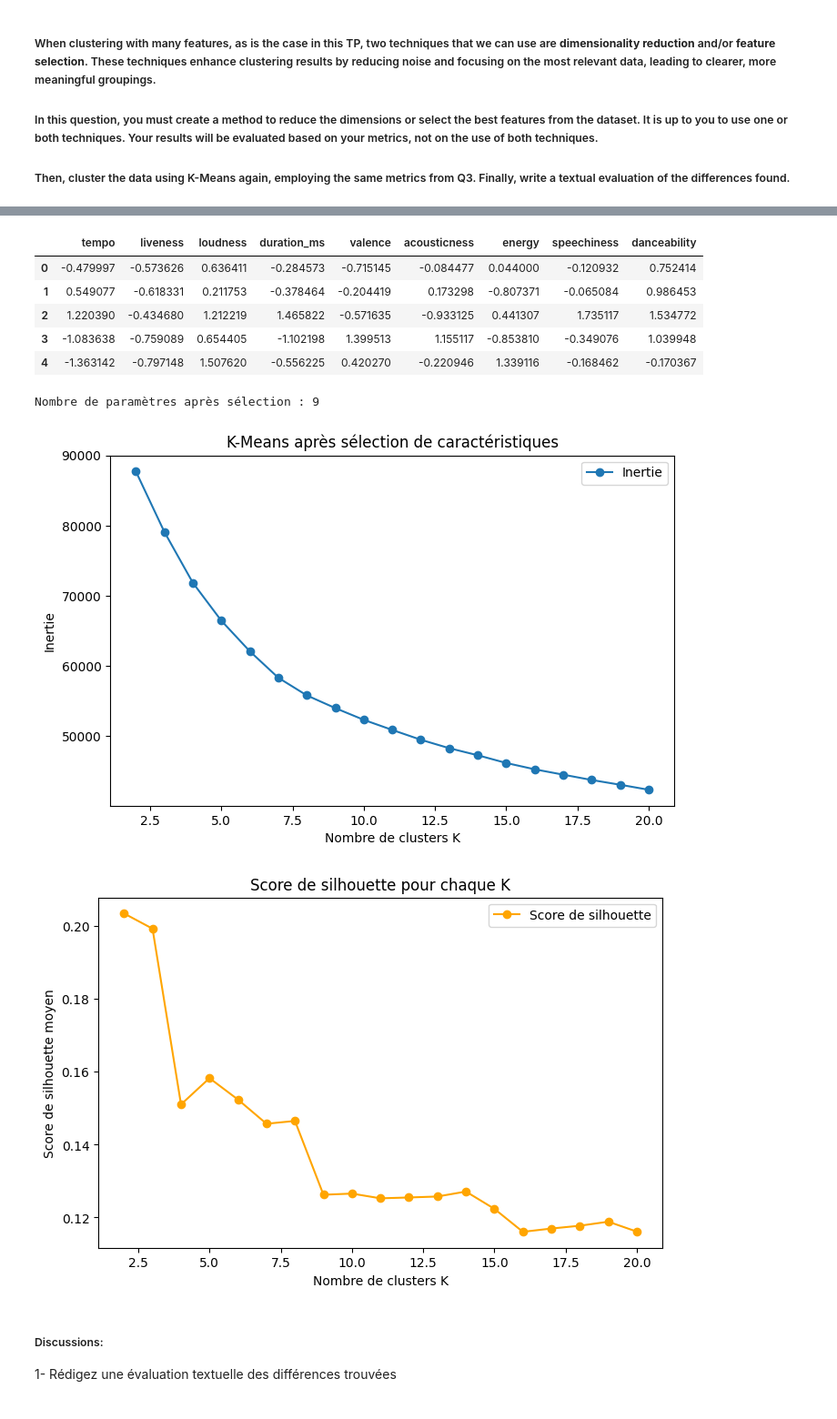
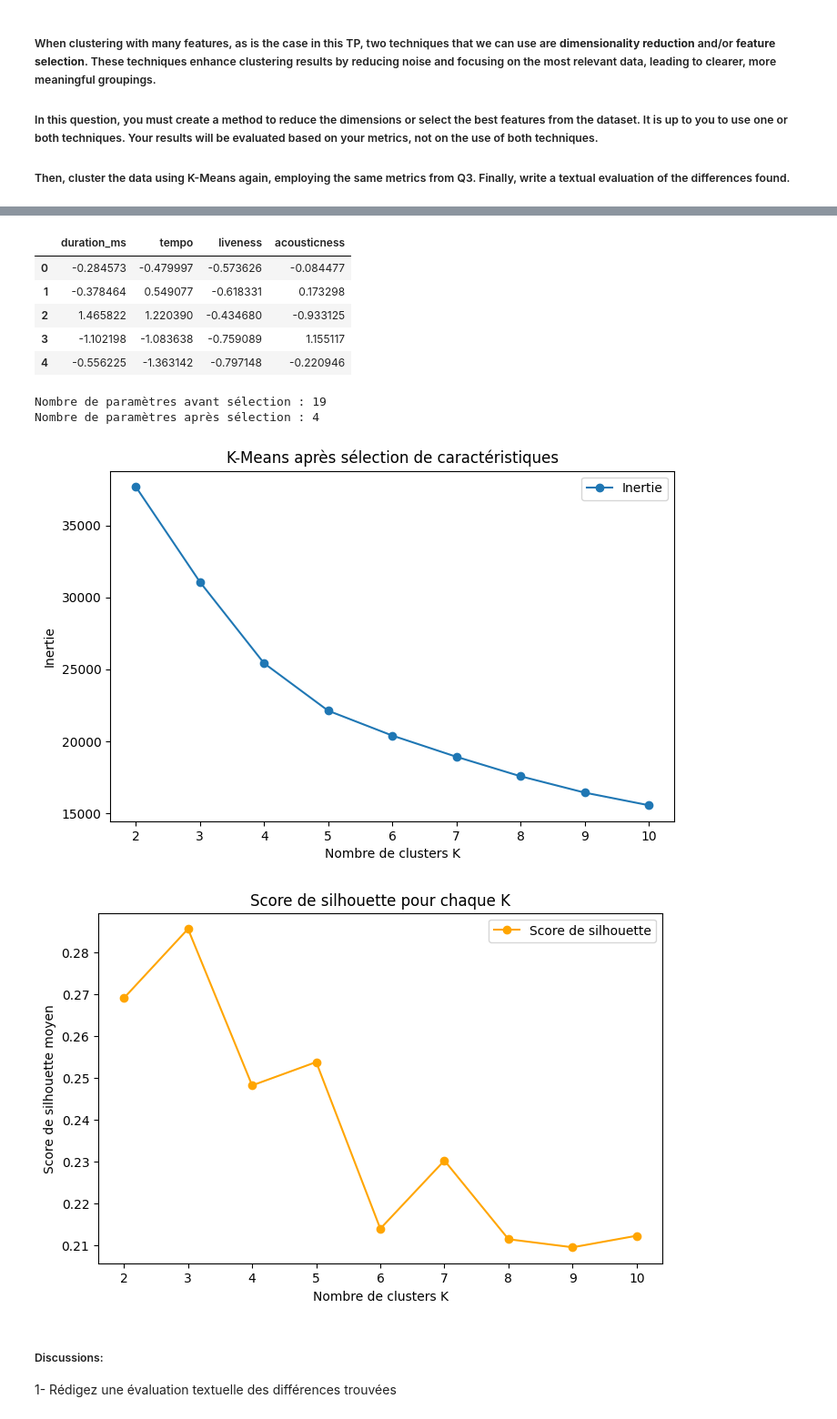
Before and after one commit to WillMart91/DataScience, a Jupyter notebook: TP2-20241109/TP2_Fournier_Martin.ipynb, the cells around one changed output, grey strips where cells are left out. Shown at 91% size. Saved outputs shown, nothing was run; the diff lists cells and outputs as text; code cells hidden in the pictures.

```diff
--- a/TP2-20241109/TP2_Fournier_Martin.ipynb
+++ b/TP2-20241109/TP2_Fournier_Martin.ipynb
@@ -141,14 +137,13 @@ df_numeric.head(5)
 
 ##### Finally, how do you select the optimal number of clusters? Are there any metrics that can help with this?
 # %%
-### CODE
 from sklearn.cluster import KMeans
 from sklearn.metrics import silhouette_score
 import matplotlib.pyplot as plt
 
 inertias = []
 silhouette_scores = []
-K_range = range(2, 21) # Silhouette score requires at least 2 clusters
+K_range = range(2, 11)
 
 for K in K_range:
     kmeans = KMeans(n_clusters=K, init='k-means++',  random_state=0, n_init=10)
@@ -157,7 +152,6 @@ for K in K_range:
     silhouette_avg = silhouette_score(df_numeric[df_numeric.columns], kmeans.labels_)
     silhouette_scores.append(silhouette_avg)
 
-# Plot the elbow curve
 plt.figure(figsize=(8, 5))
 plt.plot(K_range, inertias, marker='o')
 plt.xlabel('Nombre de clusters K')
@@ -209,12 +201,11 @@ La deuxième est k=5, ou le score de silhoutaire monte quelque peu par rapport
 
 ##### Then, cluster the data using K-Means again, employing the same metrics from Q3. Finally, write a textual evaluation of the differences found.
 # %%
-### CODE
+# D'abord on implémente la réduction de dimensionalité par analyse en composante principale (PCA)
 from sklearn.decomposition import PCA
 
 print(f"Nombre de paramètres avant réduction : {df_numeric.shape[1]}")
 
-# Réduction de dimensionnalité
 pca = PCA(n_components=0.25)
 df_pca = pca.fit_transform(df_numeric)
 
@@ -223,7 +214,7 @@ print(f"Nombre de composantes principales utilisées : {pca.n_components_}")
 
 inertias = []
 silhouette_scores = []
-K_range = range(2, 21)
+K_range = range(2, 11)
 
 for K in K_range:
     kmeans = KMeans(n_clusters=K, init='k-means++', random_state=0, n_init=10)
@@ -235,7 +226,7 @@ plt.figure(figsize=(8, 5))
 plt.plot(K_range, inertias, marker='o', label='Inertie')
 plt.xlabel('Nombre de clusters K')
 plt.ylabel('Score')
-plt.title('K-Means après réduction de dimension ou sélection de caractéristiques')
+plt.title('K-Means après réduction de dimension')
 plt.legend()
 plt.show()
 
@@ -253,4 +244,5 @@ Nombre de composantes principales utilisées : 2
 # %%
+# Ensuite, on implémente la sélection de caractéristiques afin de pouvoir comparer les deux méthodes
 from sklearn.ensemble import RandomForestClassifier
 import numpy as np
 
@@ -264,61 +256,61 @@ importances = rf.feature_importances_
 feature_importance_df = pd.DataFrame({'feature': df_numeric.columns, 'importance': importances})
 feature_importance_df = feature_importance_df.sort_values(by='importance', ascending=False)
 
-selected_features_rf = feature_importance_df[feature_importance_df['importance'] > 0.07]['feature'].tolist()
+selected_features_rf = feature_importance_df[feature_importance_df['importance'] > 0.08]['feature'].tolist()
 
 
 df_reduced = df_numeric[selected_features_rf]
 
 df_reduced.head()
 # %% [output]
-|  | tempo | liveness | loudness | duration_ms | valence | acousticness | energy | speechiness | danceability |
-| 0 | -0.479997 | -0.573626 | 0.636411 | -0.284573 | -0.715145 | -0.084477 | 0.044000 | -0.120932 | 0.752414 |
-| 1 | 0.549077 | -0.618331 | 0.211753 | -0.378464 | -0.204419 | 0.173298 | -0.807371 | -0.065084 | 0.986453 |
-| 2 | 1.220390 | -0.434680 | 1.212219 | 1.465822 | -0.571635 | -0.933125 | 0.441307 | 1.735117 | 1.534772 |
-| 3 | -1.083638 | -0.759089 | 0.654405 | -1.102198 | 1.399513 | 1.155117 | -0.853810 | -0.349076 | 1.039948 |
-| 4 | -1.363142 | -0.797148 | 1.507620 | -0.556225 | 0.420270 | -0.220946 | 1.339116 | -0.168462 | -0.170367 |
+|  | duration_ms | tempo | liveness | acousticness |
+| 0 | -0.284573 | -0.479997 | -0.573626 | -0.084477 |
+| 1 | -0.378464 | 0.549077 | -0.618331 | 0.173298 |
+| 2 | 1.465822 | 1.220390 | -0.434680 | -0.933125 |
+| 3 | -1.102198 | -1.083638 | -0.759089 | 1.155117 |
+| 4 | -0.556225 | -1.363142 | -0.797148 | -0.220946 |
 # %%
 from sklearn.cluster import KMeans
 from sklearn.metrics import silhouette_score
 import matplotlib.pyplot as plt
 
-# Assuming 'df_numeric' is your DataFrame with numeric features
-# and 'selected_features_rf' is a list of selected feature names
 df_selected = df_numeric[selected_features_rf]
 
+print(f"Nombre de paramètres avant sélection : {df_numeric.shape[1]}")
 print(f"Nombre de paramètres après sélection : {df_selected.shape[1]}")
 
 inertias = []
 silhouette_scores = []
-K_range = range(2, 21)
+K_range = range(2, 11)
 
 for K in K_range:
     kmeans = KMeans(n_clusters=K, init='k-means++', random_state=0, n_init=10)
     kmeans.fit(df_selected)
     inertias.append(kmeans.inertia_)
     silhouette_scores.append(silhouette_score(df_selected, kmeans.labels_))
 
 # Plotting Inertia
 plt.figure(figsize=(8, 5))
 plt.plot(K_range, inertias, marker='o', label='Inertie')
 plt.xlabel('Nombre de clusters K')
 plt.ylabel('Inertie')
 plt.title('K-Means après sélection de caractéristiques')
 plt.legend()
 plt.show()
 
 # Plotting Silhouette Scores
 plt.figure(figsize=(8, 5))
 plt.plot(K_range, silhouette_scores, marker='o', color='orange', label='Score de silhouette')
 plt.xlabel('Nombre de clusters K')
 plt.ylabel('Score de silhouette moyen')
 plt.title('Score de silhouette pour chaque K')
 plt.legend()
 plt.show()
 # %% [output]
-Nombre de paramètres après sélection : 9
+Nombre de paramètres avant sélection : 19
+Nombre de paramètres après sélection : 4
-[figure, old version]
+[figure, new version]
-[figure, old version]
+[figure, new version]
 # %% [markdown]
 ##### Discussions:
 1- Rédigez une évaluation textuelle des différences trouvées
```
Also changed, not shown: parts of 43 cells of this notebook.
